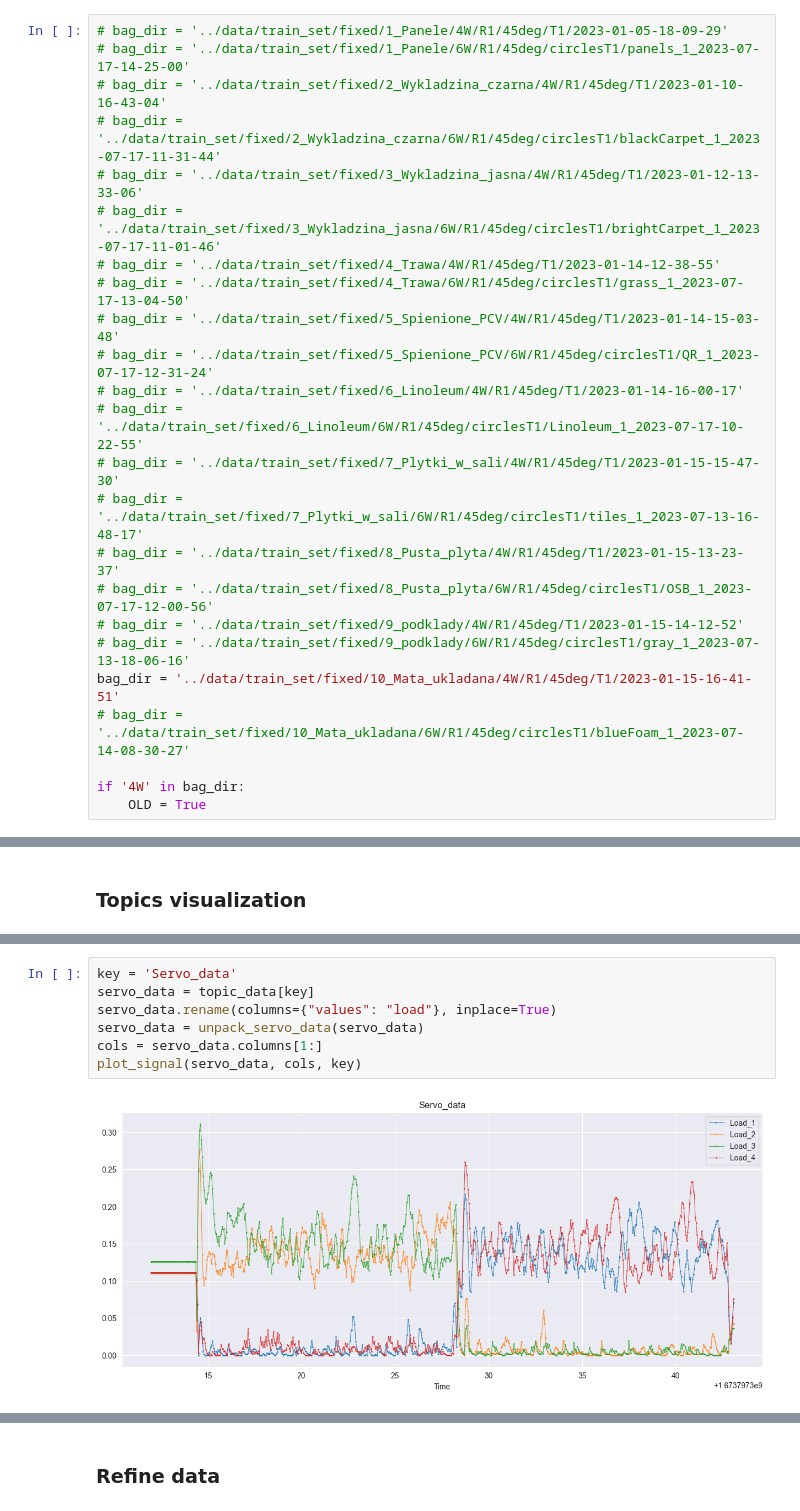
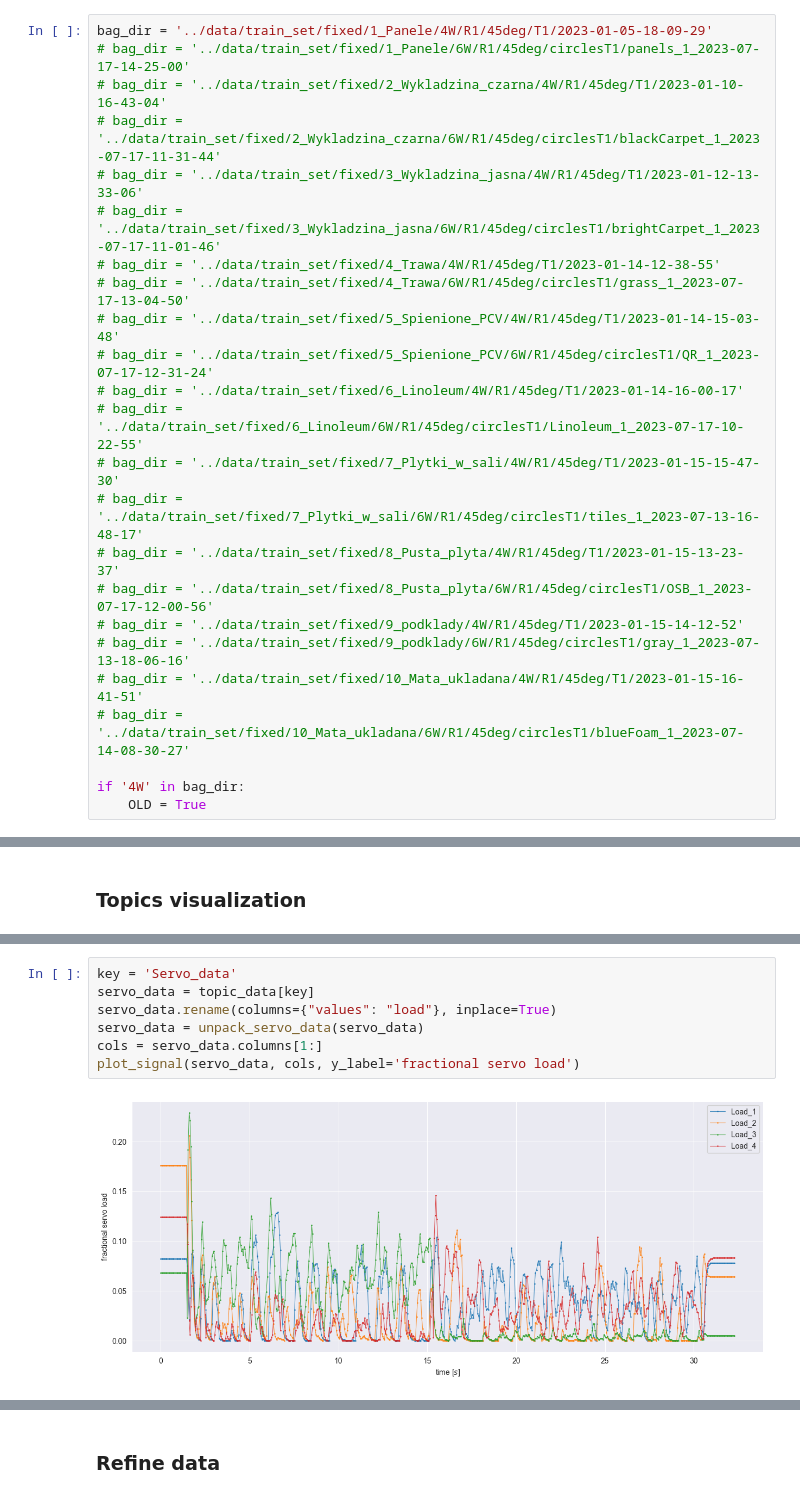
Before and after one commit to lukasz-kedzierski/surface-classification, a Jupyter notebook: src/exploratory_analysis.ipynb, the cells around one changed output, grey strips where cells are left out. Saved outputs shown, nothing was run; the diff lists cells and outputs as text.

```diff
--- a/src/exploratory_analysis.ipynb
+++ b/src/exploratory_analysis.ipynb
@@ -25,7 +25,7 @@ OLD = False
 # %% [markdown]
 ### Directories
 # %%
-# bag_dir = '../data/train_set/fixed/1_Panele/4W/R1/45deg/T1/2023-01-05-18-09-29'
+bag_dir = '../data/train_set/fixed/1_Panele/4W/R1/45deg/T1/2023-01-05-18-09-29'
 # bag_dir = '../data/train_set/fixed/1_Panele/6W/R1/45deg/circlesT1/panels_1_2023-07-17-14-25-00'
 # bag_dir = '../data/train_set/fixed/2_Wykladzina_czarna/4W/R1/45deg/T1/2023-01-10-16-43-04'
 # bag_dir = '../data/train_set/fixed/2_Wykladzina_czarna/6W/R1/45deg/circlesT1/blackCarpet_1_2023-07-17-11-31-44'
@@ -43,7 +43,7 @@ OLD = False
 # bag_dir = '../data/train_set/fixed/8_Pusta_plyta/6W/R1/45deg/circlesT1/OSB_1_2023-07-17-12-00-56'
 # bag_dir = '../data/train_set/fixed/9_podklady/4W/R1/45deg/T1/2023-01-15-14-12-52'
 # bag_dir = '../data/train_set/fixed/9_podklady/6W/R1/45deg/circlesT1/gray_1_2023-07-13-18-06-16'
-bag_dir = '../data/train_set/fixed/10_Mata_ukladana/4W/R1/45deg/T1/2023-01-15-16-41-51'
+# bag_dir = '../data/train_set/fixed/10_Mata_ukladana/4W/R1/45deg/T1/2023-01-15-16-41-51'
 # bag_dir = '../data/train_set/fixed/10_Mata_ukladana/6W/R1/45deg/circlesT1/blueFoam_1_2023-07-14-08-30-27'
 
 if '4W' in bag_dir:
@@ -121,12 +114,12 @@ plot_signal(odom, cols, key)
 # %%
 key = 'Servo_data'
 servo_data = topic_data[key]
 servo_data.rename(columns={"values": "load"}, inplace=True)
 servo_data = unpack_servo_data(servo_data)
 cols = servo_data.columns[1:]
-plot_signal(servo_data, cols, key)
+plot_signal(servo_data, cols, y_label='fractional servo load')
 # %% [output]
-[figure, old version]
+[figure, new version]
 # %%
 key = 'wheel_feedback'
 wheel_feedback = topic_data[key]
```
Also changed, not shown: parts of 20 cells of this notebook, 1 other file.
